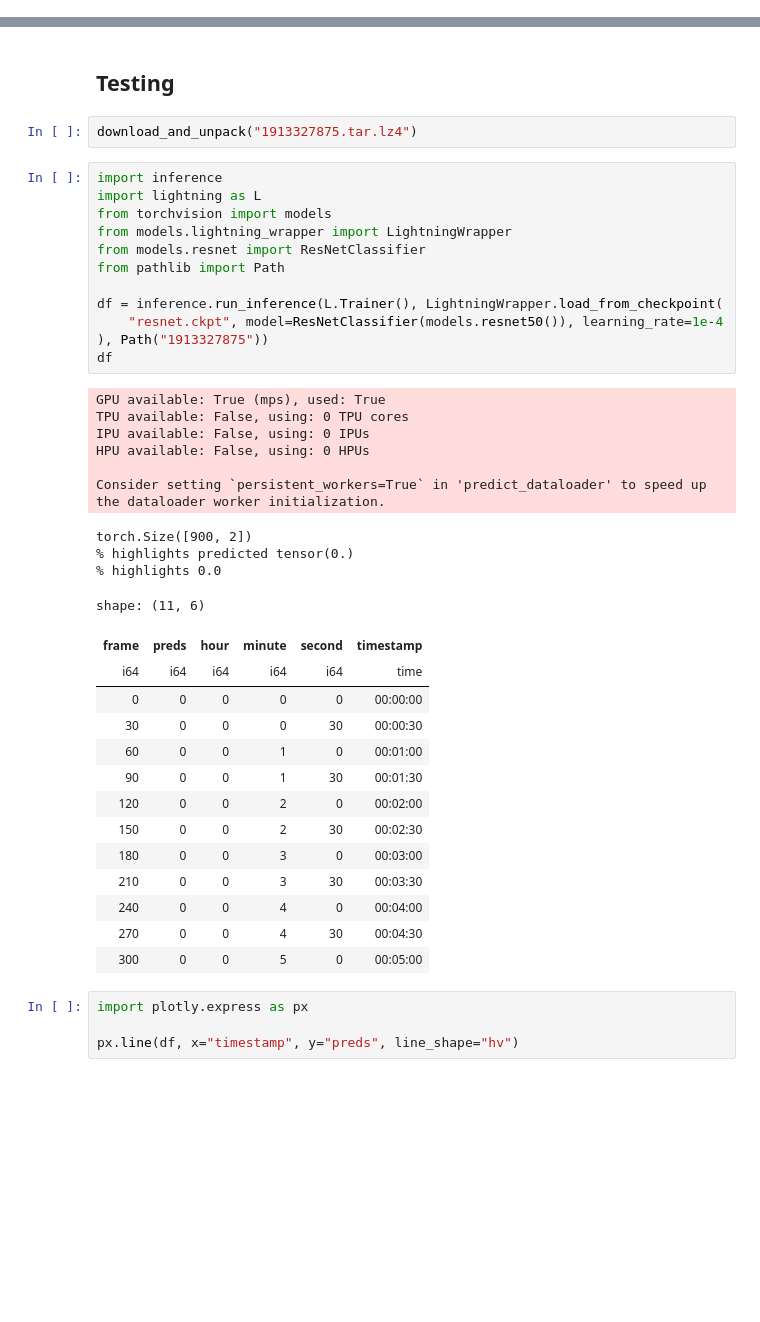
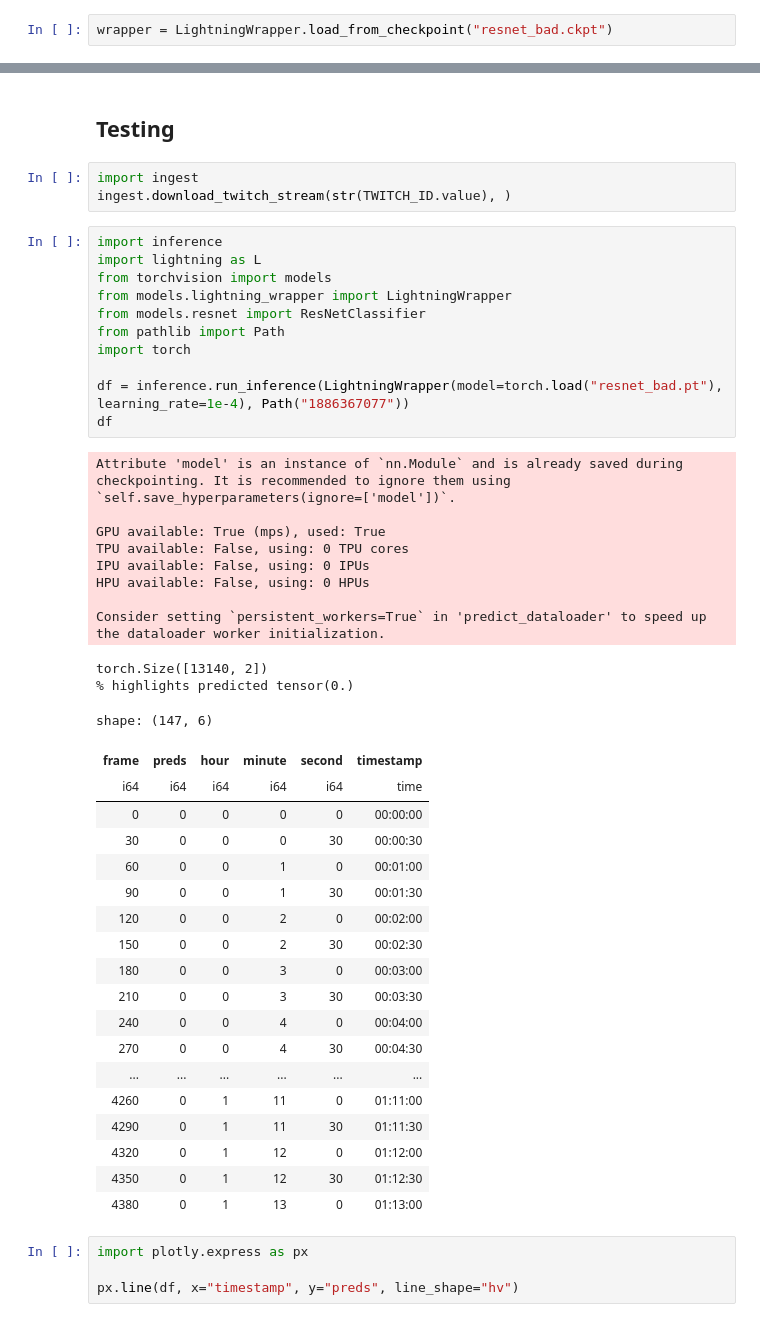
Before and after one commit to londogard/lol_highlight_detection, a Jupyter notebook: LolHighlight.ipynb, the cells around one changed output, grey strips where cells are left out. Saved outputs shown, nothing was run; the diff lists cells and outputs as text; blank space fills up the shorter version.

```diff
--- a/LolHighlight.ipynb
+++ b/LolHighlight.ipynb
@@ -211,0 +190,2 @@ trainer.save_checkpoint("/content/drive/MyDrive/rnn_4epochs.pt")
+# %%
+wrapper = LightningWrapper.load_from_checkpoint("resnet_bad.ckpt")
@@ -212,43 +197,49 @@ trainer.save_checkpoint("/content/drive/MyDrive/rnn_4epochs.pt")
 # %% [markdown]
 ## Testing
-# %%
-download_and_unpack("1913327875.tar.lz4")
+# %%
+import ingest
+ingest.download_twitch_stream(str(TWITCH_ID.value), )
 # %%
 import inference
 import lightning as L
 from torchvision import models
 from models.lightning_wrapper import LightningWrapper
 from models.resnet import ResNetClassifier
 from pathlib import Path
+import torch
 
-df = inference.run_inference(L.Trainer(), LightningWrapper.load_from_checkpoint(
-    "resnet.ckpt", model=ResNetClassifier(models.resnet50()), learning_rate=1e-4
-), Path("1913327875"))
+df = inference.run_inference(LightningWrapper(model=torch.load("resnet_bad.pt"), learning_rate=1e-4), Path("1886367077"))
 df
 # %% [output]
+Attribute 'model' is an instance of `nn.Module` and is already saved during checkpointing. It is recommended to ignore them using `self.save_hyperparameters(ignore=['model'])`.
+
 GPU available: True (mps), used: True
 TPU available: False, using: 0 TPU cores
 IPU available: False, using: 0 IPUs
 HPU available: False, using: 0 HPUs
 
 Consider setting `persistent_workers=True` in 'predict_dataloader' to speed up the dataloader worker initialization.
-torch.Size([900, 2])
+torch.Size([13140, 2])
 % highlights predicted tensor(0.)
-% highlights 0.0
-shape: (11, 6)
+shape: (147, 6)
 | frame | preds | hour | minute | second | timestamp |
 | i64 | i64 | i64 | i64 | i64 | time |
 | 0 | 0 | 0 | 0 | 0 | 00:00:00 |
 | 30 | 0 | 0 | 0 | 30 | 00:00:30 |
 | 60 | 0 | 0 | 1 | 0 | 00:01:00 |
 | 90 | 0 | 0 | 1 | 30 | 00:01:30 |
 | 120 | 0 | 0 | 2 | 0 | 00:02:00 |
 | 150 | 0 | 0 | 2 | 30 | 00:02:30 |
 | 180 | 0 | 0 | 3 | 0 | 00:03:00 |
 | 210 | 0 | 0 | 3 | 30 | 00:03:30 |
 | 240 | 0 | 0 | 4 | 0 | 00:04:00 |
 | 270 | 0 | 0 | 4 | 30 | 00:04:30 |
-| 300 | 0 | 0 | 5 | 0 | 00:05:00 |
+| ... | ... | ... | ... | ... | ... |
+| 4260 | 0 | 1 | 11 | 0 | 01:11:00 |
+| 4290 | 0 | 1 | 11 | 30 | 01:11:30 |
+| 4320 | 0 | 1 | 12 | 0 | 01:12:00 |
+| 4350 | 0 | 1 | 12 | 30 | 01:12:30 |
+| 4380 | 0 | 1 | 13 | 0 | 01:13:00 |
 # %%
 import plotly.express as px
 
```
Also changed, not shown: parts of 15 cells of this notebook, 17 other files.
